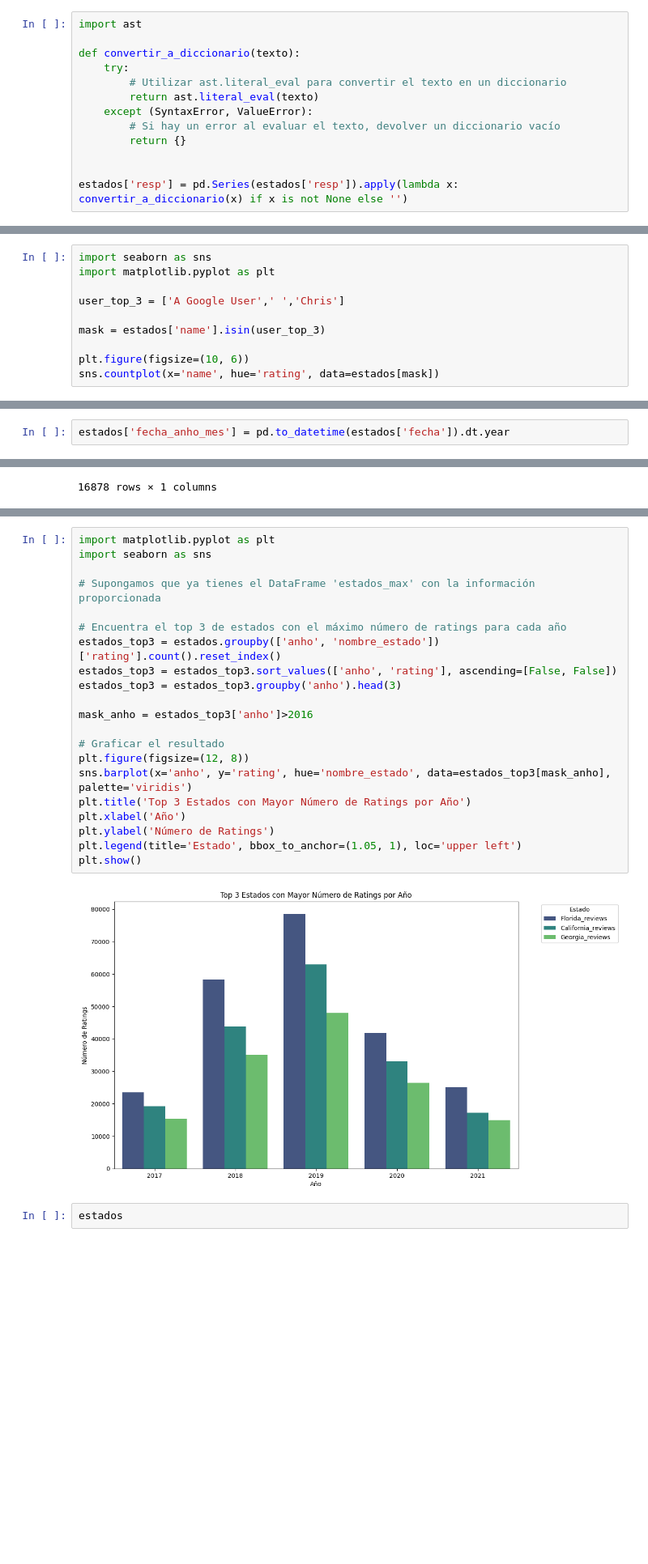
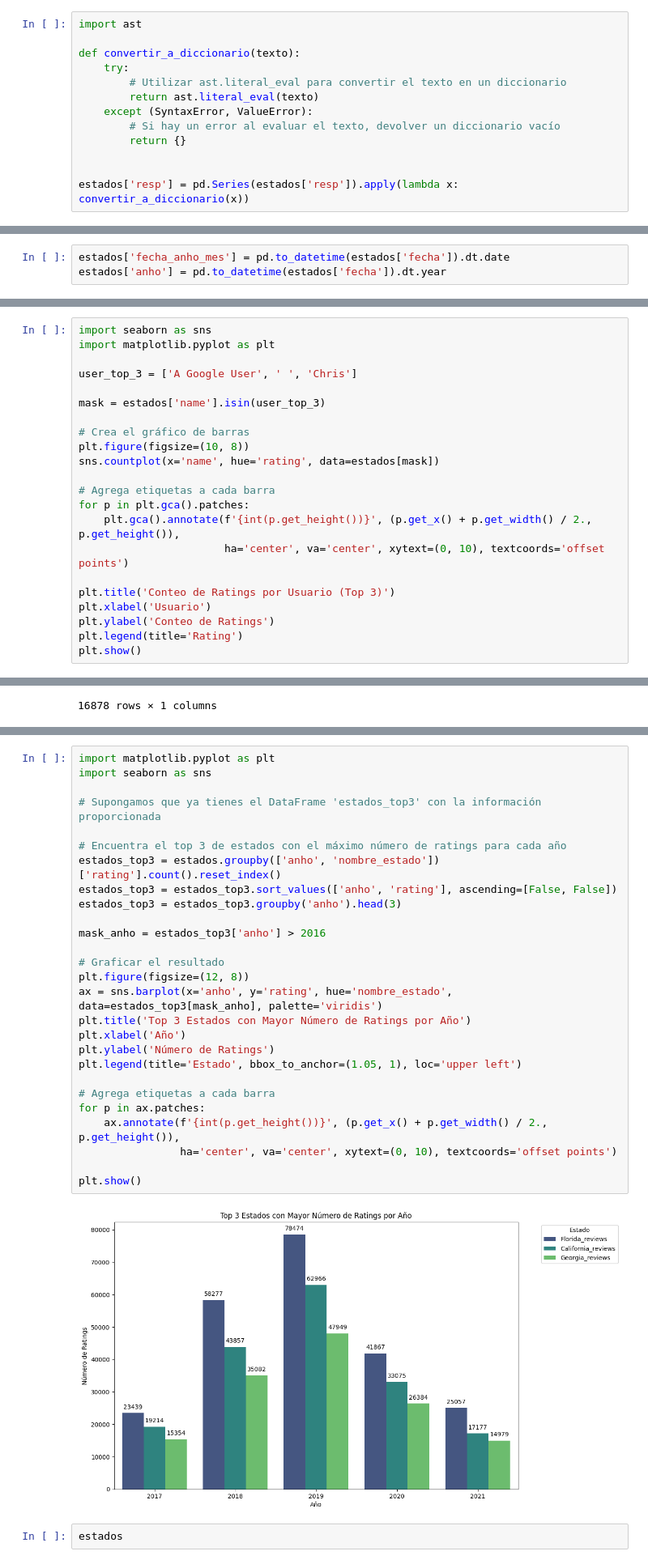
Before and after one commit to Marianopopov/Google_Yelp_Recommend, a Jupyter notebook: notebooks/EDA_Google/eda_google.ipynb, the cells around one changed output, grey strips where cells are left out. Shown at 81% size. Drawn from its saved outputs; the diff is of its cells as text; blank space fills up the shorter version.

```diff
--- a/notebooks/EDA_Google/eda_google.ipynb
+++ b/notebooks/EDA_Google/eda_google.ipynb
@@ -49,4 +67,4 @@ def convertir_a_diccionario(texto):
         return {}
 
 
-estados['resp'] = pd.Series(estados['resp']).apply(lambda x:  convertir_a_diccionario(x) if x is not None else '')
+estados['resp'] = pd.Series(estados['resp']).apply(lambda x:  convertir_a_diccionario(x))
@@ -125,4 +153,7 @@ def convertir_fecha(x):
 estados['fecha'] = estados['time'].apply(convertir_fecha)
 estados['resp_fecha'] = estados['resp_time'].fillna(0).apply(convertir_fecha)
 estados.drop(columns=['time','resp_time'],inplace=True)
+# %%
+estados['fecha_anho_mes'] = pd.to_datetime(estados['fecha']).dt.date
+estados['anho'] = pd.to_datetime(estados['fecha']).dt.year
 # %% [markdown]
@@ -215,10 +237,22 @@ estados[['name','rating','user_id']].groupby(['name','rating']).count().sort_val
 import seaborn as sns
 import matplotlib.pyplot as plt
 
-user_top_3 = ['A Google User',' ','Chris']
+user_top_3 = ['A Google User', ' ', 'Chris']
 
 mask = estados['name'].isin(user_top_3)
 
-plt.figure(figsize=(10, 6))
+# Crea el gráfico de barras
+plt.figure(figsize=(10, 8))
 sns.countplot(x='name', hue='rating', data=estados[mask])
+
+# Agrega etiquetas a cada barra
+for p in plt.gca().patches:
+    plt.gca().annotate(f'{int(p.get_height())}', (p.get_x() + p.get_width() / 2., p.get_height()),
+                       ha='center', va='center', xytext=(0, 10), textcoords='offset points')
+
+plt.title('Conteo de Ratings por Usuario (Top 3)')
+plt.xlabel('Usuario')
+plt.ylabel('Conteo de Ratings')
+plt.legend(title='Rating')
+plt.show()
 # %% [output]
@@ -229,2 +261,0 @@ sns.countplot(x='name', hue='rating', data=estados[mask])
-# %%
-estados['fecha_anho_mes'] = pd.to_datetime(estados['fecha']).dt.year
@@ -250,26 +298,32 @@ estados[['fecha_anho_mes','rating','user_id']].groupby(['fecha_anho_mes','rating
 # %%
 import matplotlib.pyplot as plt
 import seaborn as sns
 
-# Supongamos que ya tienes el DataFrame 'estados_max' con la información proporcionada
+# Supongamos que ya tienes el DataFrame 'estados_top3' con la información proporcionada
 
 # Encuentra el top 3 de estados con el máximo número de ratings para cada año
 estados_top3 = estados.groupby(['anho', 'nombre_estado'])['rating'].count().reset_index()
 estados_top3 = estados_top3.sort_values(['anho', 'rating'], ascending=[False, False])
 estados_top3 = estados_top3.groupby('anho').head(3)
 
-mask_anho = estados_top3['anho']>2016
+mask_anho = estados_top3['anho'] > 2016
 
 # Graficar el resultado
 plt.figure(figsize=(12, 8))
-sns.barplot(x='anho', y='rating', hue='nombre_estado', data=estados_top3[mask_anho], palette='viridis')
+ax = sns.barplot(x='anho', y='rating', hue='nombre_estado', data=estados_top3[mask_anho], palette='viridis')
 plt.title('Top 3 Estados con Mayor Número de Ratings por Año')
 plt.xlabel('Año')
 plt.ylabel('Número de Ratings')
 plt.legend(title='Estado', bbox_to_anchor=(1.05, 1), loc='upper left')
+
+# Agrega etiquetas a cada barra
+for p in ax.patches:
+    ax.annotate(f'{int(p.get_height())}', (p.get_x() + p.get_width() / 2., p.get_height()),
+                ha='center', va='center', xytext=(0, 10), textcoords='offset points')
+
 plt.show()
 # %% [output]
-[figure, old version]
+[figure, new version]
 # %%
 estados
 # %% [output]
```
Also changed, not shown: parts of 26 cells of this notebook.
